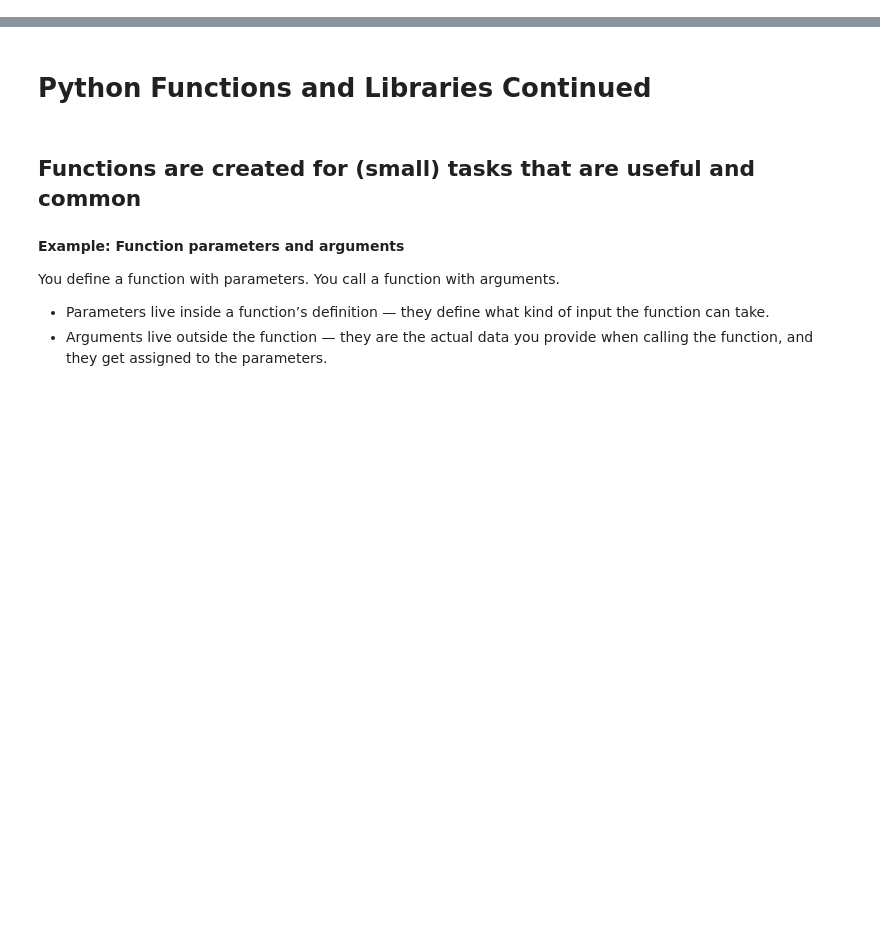
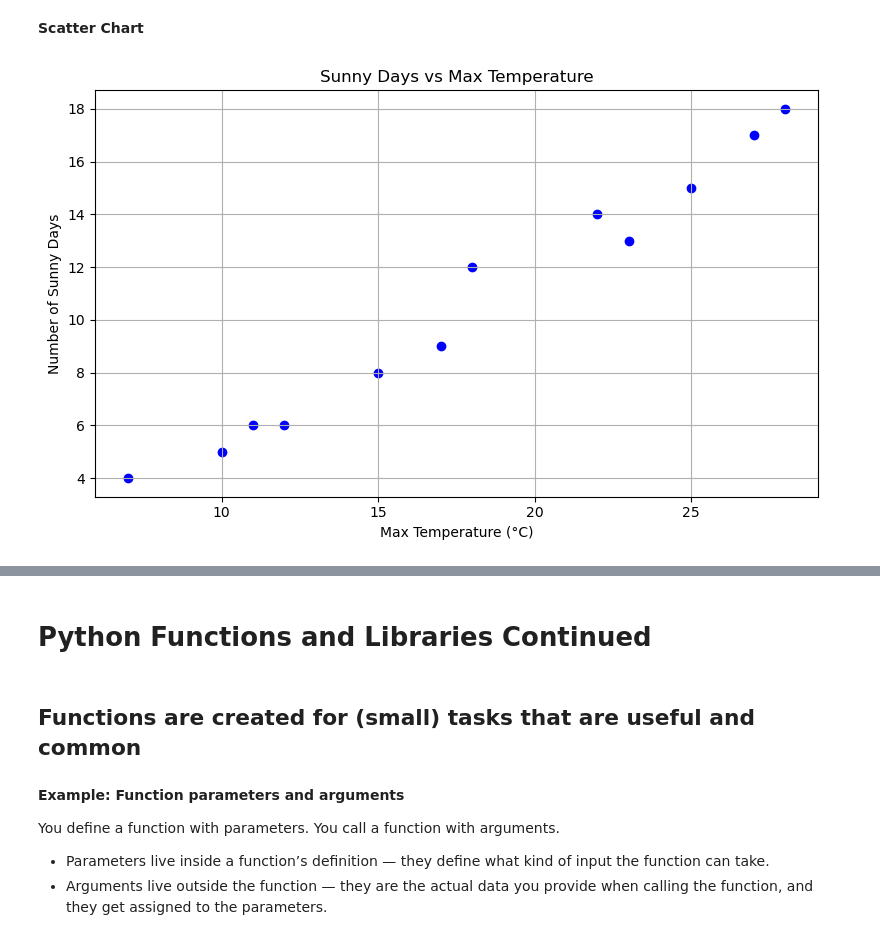
Before and after one commit to yroosel/python_essentials, a Jupyter notebook: Python Essentials Prep 28 mei .ipynb, the cells around one changed output, grey strips where cells are left out. Saved outputs shown, nothing was run; the diff lists cells and outputs as text; code cells hidden in the pictures; blank space fills up the shorter version.

```diff
--- a/Python Essentials Prep 28 mei .ipynb
+++ b/Python Essentials Prep 28 mei .ipynb
@@ -0,0 +134,14 @@
+# %% [markdown]
+**Scatter Chart**
+# %%
+# SCATTER CHART: Max Temp vs Sunny Days
+plt.figure(figsize=(8, 5))
+plt.scatter(df['Max Temp'], df['Sunny Days'], color='blue')  # Filtering dataframe on Max Temp and Sunny Days
+plt.title('Sunny Days vs Max Temperature')
+plt.xlabel('Max Temperature (°C)')
+plt.ylabel('Number of Sunny Days')
+plt.grid(True)
+plt.tight_layout()
+plt.show()
+# %% [output]
+[figure, added]
```
Also changed, not shown: parts of 15 cells of this notebook.
